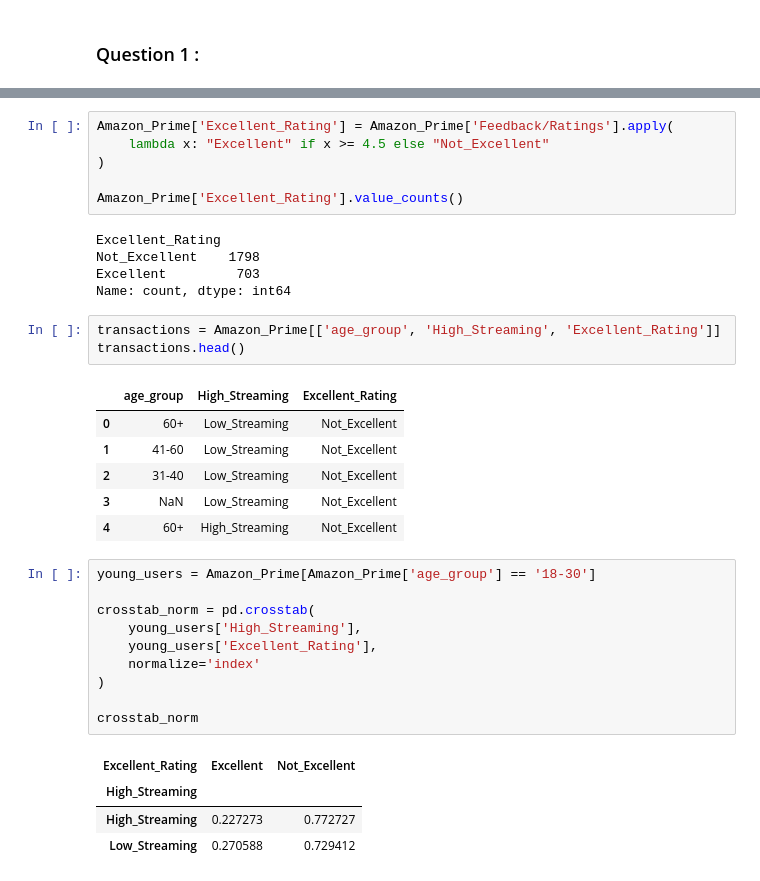
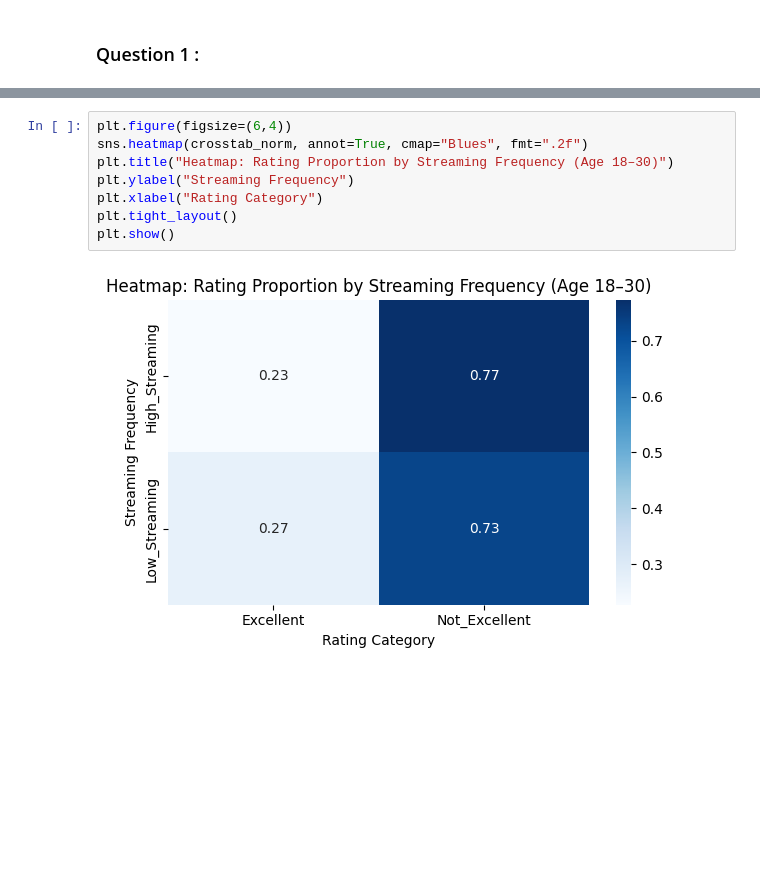
Before and after one commit to keattt0330/Data-Mining, a Jupyter notebook: assignment.ipynb, the cells around one changed output, grey strips where cells are left out. Cells and saved outputs as stored; diff of their text form; blank space fills up the shorter version.

```diff
--- a/assignment.ipynb
+++ b/assignment.ipynb
@@ -103,36 +98,10 @@ Name: count, dtype: int64
 # %%
-Amazon_Prime['Excellent_Rating'] = Amazon_Prime['Feedback/Ratings'].apply(
-    lambda x: "Excellent" if x >= 4.5 else "Not_Excellent"
-)
-
-Amazon_Prime['Excellent_Rating'].value_counts()
+plt.figure(figsize=(6,4))
+sns.heatmap(crosstab_norm, annot=True, cmap="Blues", fmt=".2f")
+plt.title("Heatmap: Rating Proportion by Streaming Frequency (Age 18–30)")
+plt.ylabel("Streaming Frequency")
+plt.xlabel("Rating Category")
+plt.tight_layout()
+plt.show()
 # %% [output]
-Excellent_Rating
-Not_Excellent    1798
-Excellent         703
-Name: count, dtype: int64
+[figure, added]
-# %%
-transactions = Amazon_Prime[['age_group', 'High_Streaming', 'Excellent_Rating']]
-transactions.head()
-# %% [output]
-|  | age_group | High_Streaming | Excellent_Rating |
-| 0 | 60+ | Low_Streaming | Not_Excellent |
-| 1 | 41-60 | Low_Streaming | Not_Excellent |
-| 2 | 31-40 | Low_Streaming | Not_Excellent |
-| 3 | NaN | Low_Streaming | Not_Excellent |
-| 4 | 60+ | High_Streaming | Not_Excellent |
-# %%
-young_users = Amazon_Prime[Amazon_Prime['age_group'] == '18-30']
-
-crosstab_norm = pd.crosstab(
-    young_users['High_Streaming'],
-    young_users['Excellent_Rating'],
-    normalize='index'
-)
-
-crosstab_norm
-# %% [output]
-| Excellent_Rating | Excellent | Not_Excellent |
-| High_Streaming |  |  |
-| High_Streaming | 0.227273 | 0.772727 |
-| Low_Streaming | 0.270588 | 0.729412 |
```
Also changed, not shown: parts of 9 cells of this notebook.
